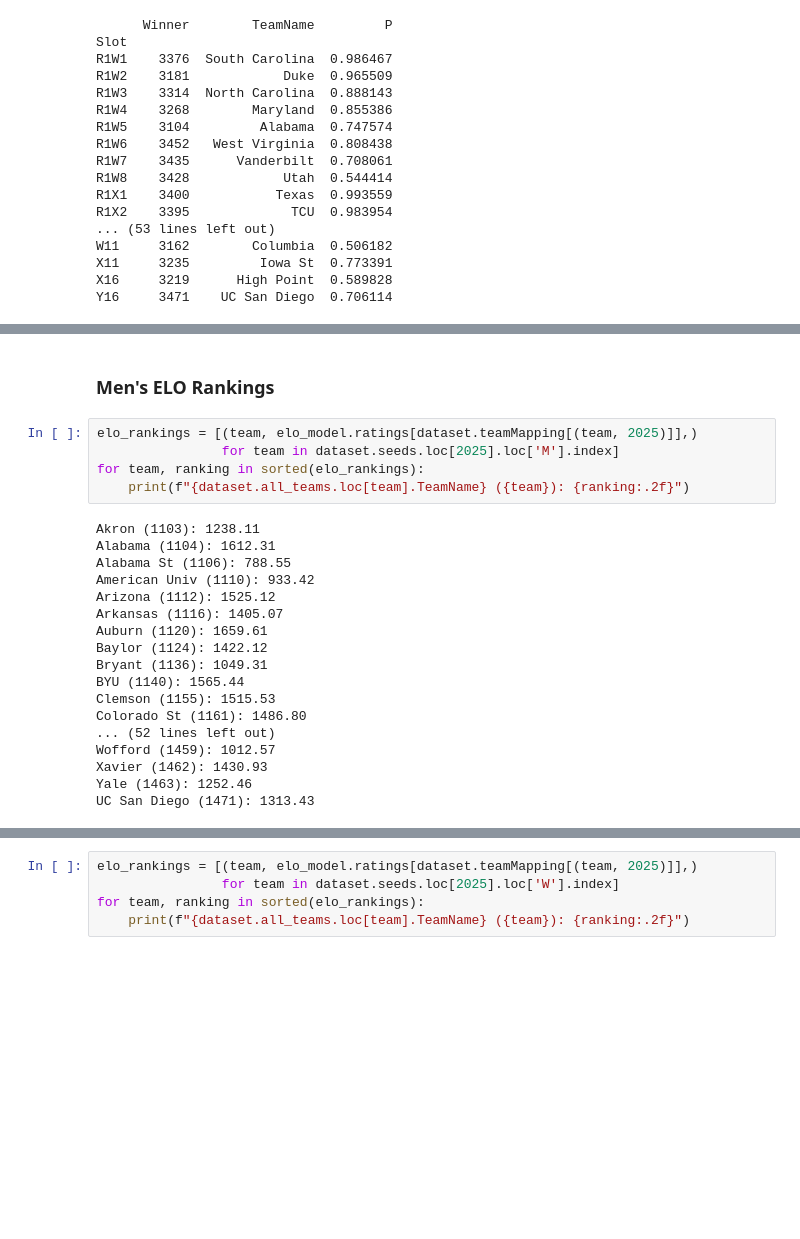
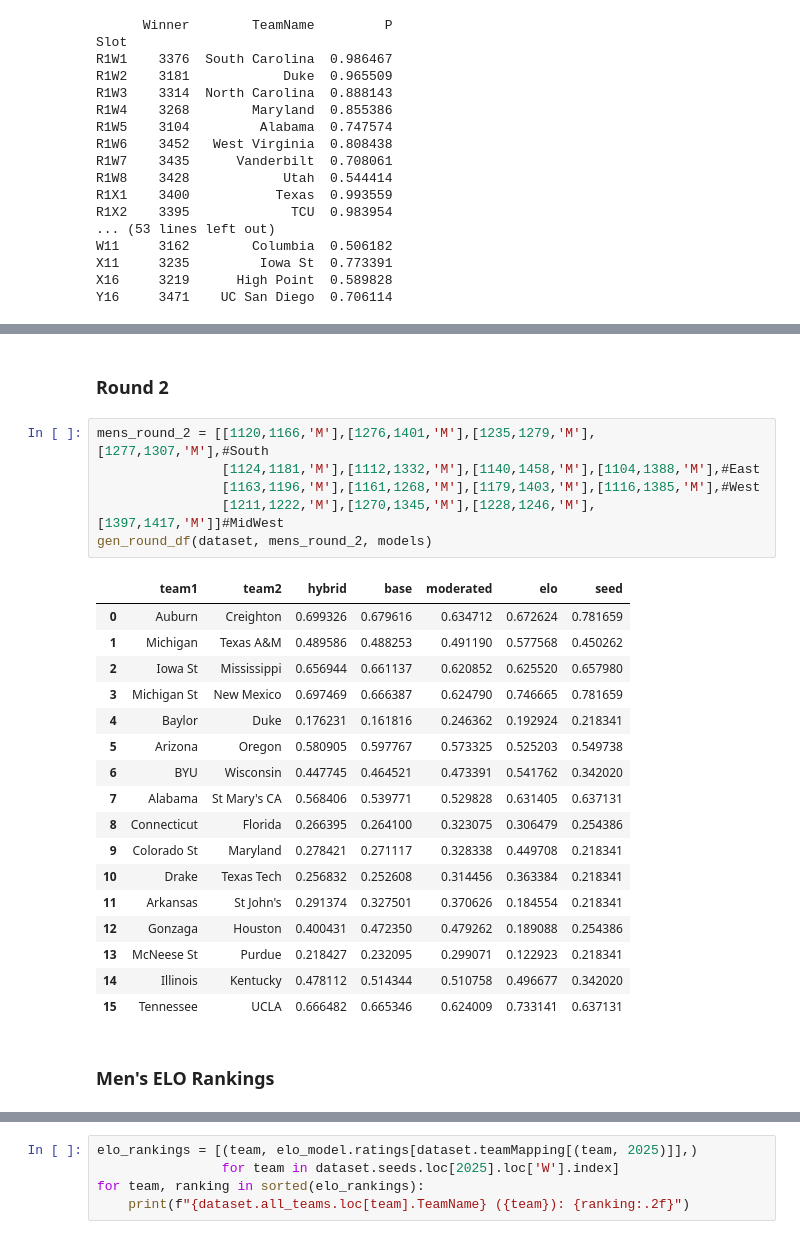
Before and after one commit to nwbvt/marchmadness2025, a Jupyter notebook: MarchMadness.ipynb, the cells around one changed output, grey strips where cells are left out. Drawn from its saved outputs; the diff is of its cells as text; blank space fills up the shorter version.

```diff
--- a/MarchMadness.ipynb
+++ b/MarchMadness.ipynb
@@ -556,25 +624,28 @@ Actual Seeds Model: Accuracy=81.25, Loss=0.125720
+# %% [markdown]
+### Round 2
+# %%
+mens_round_2 = [[1120,1166,'M'],[1276,1401,'M'],[1235,1279,'M'],[1277,1307,'M'],#South
+                [1124,1181,'M'],[1112,1332,'M'],[1140,1458,'M'],[1104,1388,'M'],#East
+                [1163,1196,'M'],[1161,1268,'M'],[1179,1403,'M'],[1116,1385,'M'],#West
+                [1211,1222,'M'],[1270,1345,'M'],[1228,1246,'M'],[1397,1417,'M']]#MidWest
+gen_round_df(dataset, mens_round_2, models)
+# %% [output]
+|  | team1 | team2 | hybrid | base | moderated | elo | seed |
+| 0 | Auburn | Creighton | 0.699326 | 0.679616 | 0.634712 | 0.672624 | 0.781659 |
+| 1 | Michigan | Texas A&M | 0.489586 | 0.488253 | 0.491190 | 0.577568 | 0.450262 |
+| 2 | Iowa St | Mississippi | 0.656944 | 0.661137 | 0.620852 | 0.625520 | 0.657980 |
+| 3 | Michigan St | New Mexico | 0.697469 | 0.666387 | 0.624790 | 0.746665 | 0.781659 |
+| 4 | Baylor | Duke | 0.176231 | 0.161816 | 0.246362 | 0.192924 | 0.218341 |
+| 5 | Arizona | Oregon | 0.580905 | 0.597767 | 0.573325 | 0.525203 | 0.549738 |
+| 6 | BYU | Wisconsin | 0.447745 | 0.464521 | 0.473391 | 0.541762 | 0.342020 |
+| 7 | Alabama | St Mary's CA | 0.568406 | 0.539771 | 0.529828 | 0.631405 | 0.637131 |
+| 8 | Connecticut | Florida | 0.266395 | 0.264100 | 0.323075 | 0.306479 | 0.254386 |
+| 9 | Colorado St | Maryland | 0.278421 | 0.271117 | 0.328338 | 0.449708 | 0.218341 |
+| 10 | Drake | Texas Tech | 0.256832 | 0.252608 | 0.314456 | 0.363384 | 0.218341 |
+| 11 | Arkansas | St John's | 0.291374 | 0.327501 | 0.370626 | 0.184554 | 0.218341 |
+| 12 | Gonzaga | Houston | 0.400431 | 0.472350 | 0.479262 | 0.189088 | 0.254386 |
+| 13 | McNeese St | Purdue | 0.218427 | 0.232095 | 0.299071 | 0.122923 | 0.218341 |
+| 14 | Illinois | Kentucky | 0.478112 | 0.514344 | 0.510758 | 0.496677 | 0.342020 |
+| 15 | Tennessee | UCLA | 0.666482 | 0.665346 | 0.624009 | 0.733141 | 0.637131 |
 # %% [markdown]
 ### Men's ELO Rankings
-# %%
-elo_rankings = [(team, elo_model.ratings[dataset.teamMapping[(team, 2025)]],)
-                for team in dataset.seeds.loc[2025].loc['M'].index]
-for team, ranking in sorted(elo_rankings):
-    print(f"{dataset.all_teams.loc[team].TeamName} ({team}): {ranking:.2f}")
-# %% [output]
-Akron (1103): 1238.11
-Alabama (1104): 1612.31
-Alabama St (1106): 788.55
-American Univ (1110): 933.42
-Arizona (1112): 1525.12
-Arkansas (1116): 1405.07
-Auburn (1120): 1659.61
-Baylor (1124): 1422.12
-Bryant (1136): 1049.31
-BYU (1140): 1565.44
-Clemson (1155): 1515.53
-Colorado St (1161): 1486.80
-... (52 lines left out)
-Wofford (1459): 1012.57
-Xavier (1462): 1430.93
-Yale (1463): 1252.46
-UC San Diego (1471): 1313.43
```
Also changed, not shown: parts of 13 cells of this notebook.
